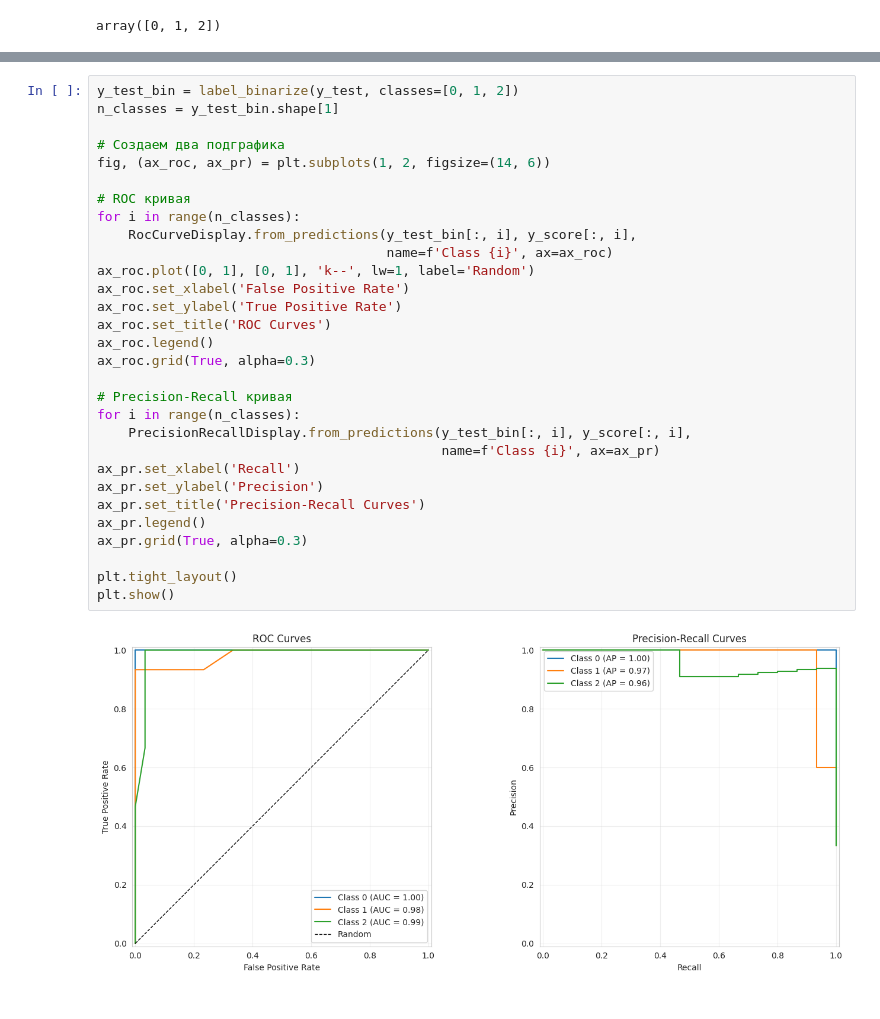
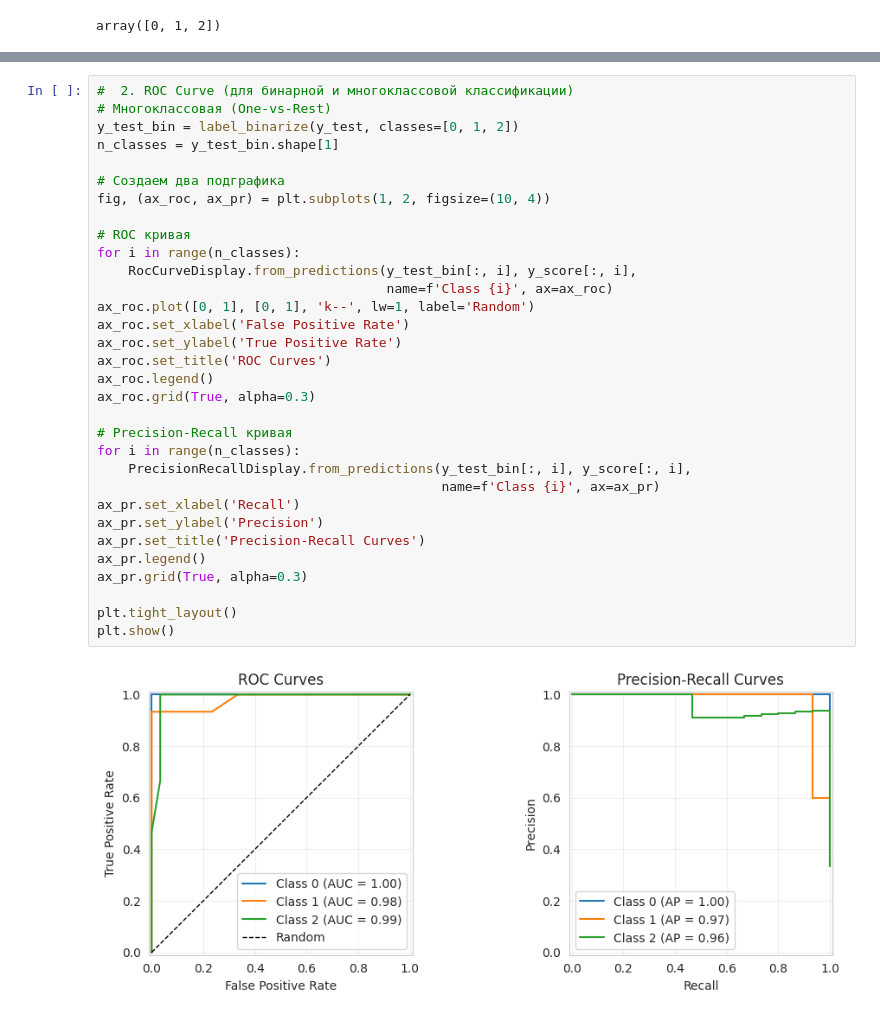
Before and after one commit to MinyaevAndrey/fchollet-deep-learning-with-python-notebooks, a Jupyter notebook: chapter04_classification-and-regression.ipynb, the cells around one changed output, grey strips where cells are left out. Saved outputs shown, nothing was run; the diff lists cells and outputs as text.

```diff
--- a/chapter04_classification-and-regression.ipynb
+++ b/chapter04_classification-and-regression.ipynb
@@ -1098,32 +1147,34 @@ plt.show()
 # %%
+#  2. ROC Curve (для бинарной и многоклассовой классификации)
+# Многоклассовая (One-vs-Rest)
 y_test_bin = label_binarize(y_test, classes=[0, 1, 2])
 n_classes = y_test_bin.shape[1]
 
 # Создаем два подграфика
-fig, (ax_roc, ax_pr) = plt.subplots(1, 2, figsize=(14, 6))
+fig, (ax_roc, ax_pr) = plt.subplots(1, 2, figsize=(10, 4))
 
 # ROC кривая
 for i in range(n_classes):
     RocCurveDisplay.from_predictions(y_test_bin[:, i], y_score[:, i],
                                      name=f'Class {i}', ax=ax_roc)
 ax_roc.plot([0, 1], [0, 1], 'k--', lw=1, label='Random')
 ax_roc.set_xlabel('False Positive Rate')
 ax_roc.set_ylabel('True Positive Rate')
 ax_roc.set_title('ROC Curves')
 ax_roc.legend()
 ax_roc.grid(True, alpha=0.3)
 
 # Precision-Recall кривая
 for i in range(n_classes):
     PrecisionRecallDisplay.from_predictions(y_test_bin[:, i], y_score[:, i],
                                             name=f'Class {i}', ax=ax_pr)
 ax_pr.set_xlabel('Recall')
 ax_pr.set_ylabel('Precision')
 ax_pr.set_title('Precision-Recall Curves')
 ax_pr.legend()
 ax_pr.grid(True, alpha=0.3)
 
 plt.tight_layout()
 plt.show()
 # %% [output]
-[figure, old version]
+[figure, new version]
```
Also changed, not shown: parts of 19 cells of this notebook.
